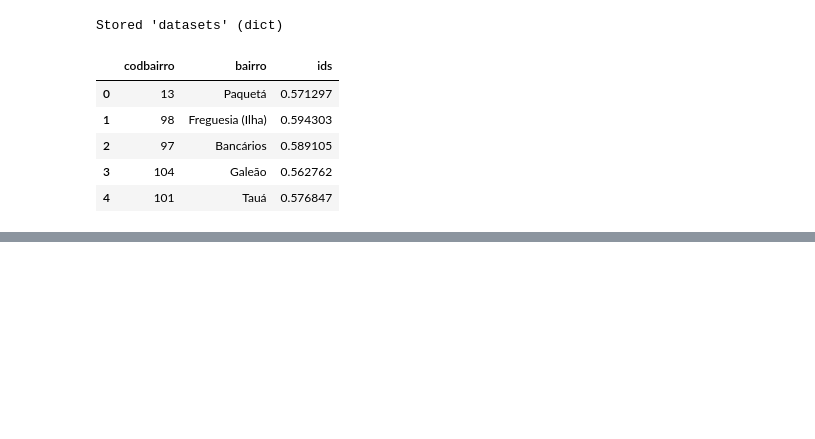
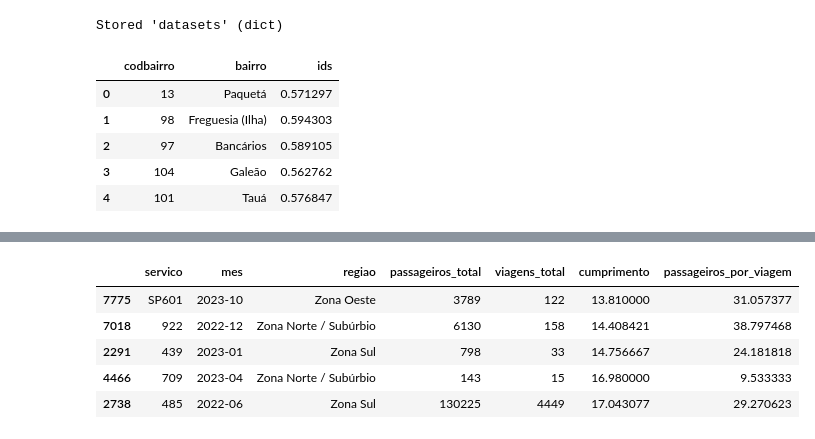
Before and after one commit to ArthurMontPereira/Analytica-Hackaton, a Jupyter notebook: notebooks/01_tratamento.ipynb, the cells around one changed output, grey strips where cells are left out. Drawn from its saved outputs; the diff is of its cells as text; code cells hidden in the pictures; blank space fills up the shorter version.

```diff
--- a/notebooks/01_tratamento.ipynb
+++ b/notebooks/01_tratamento.ipynb
@@ -400,0 +285,11 @@ memory usage: 297.4 KB
+# %%
+df = datasets['lotacao_completo']
+df = df.sort_values(by='cumprimento', axis=0, ascending=True, inplace=False, na_position='last', ignore_index=False)
+df.head()
+# %% [output]
+|  | servico | mes | regiao | passageiros_total | viagens_total | cumprimento | passageiros_por_viagem |
+| 7775 | SP601 | 2023-10 | Zona Oeste | 3789 | 122 | 13.810000 | 31.057377 |
+| 7018 | 922 | 2022-12 | Zona Norte / Subúrbio | 6130 | 158 | 14.408421 | 38.797468 |
+| 2291 | 439 | 2023-01 | Zona Sul | 798 | 33 | 14.756667 | 24.181818 |
+| 4466 | 709 | 2023-04 | Zona Norte / Subúrbio | 143 | 15 | 16.980000 | 9.533333 |
+| 2738 | 485 | 2022-06 | Zona Sul | 130225 | 4449 | 17.043077 | 29.270623 |
```
Also changed, not shown: parts of 18 cells of this notebook.
